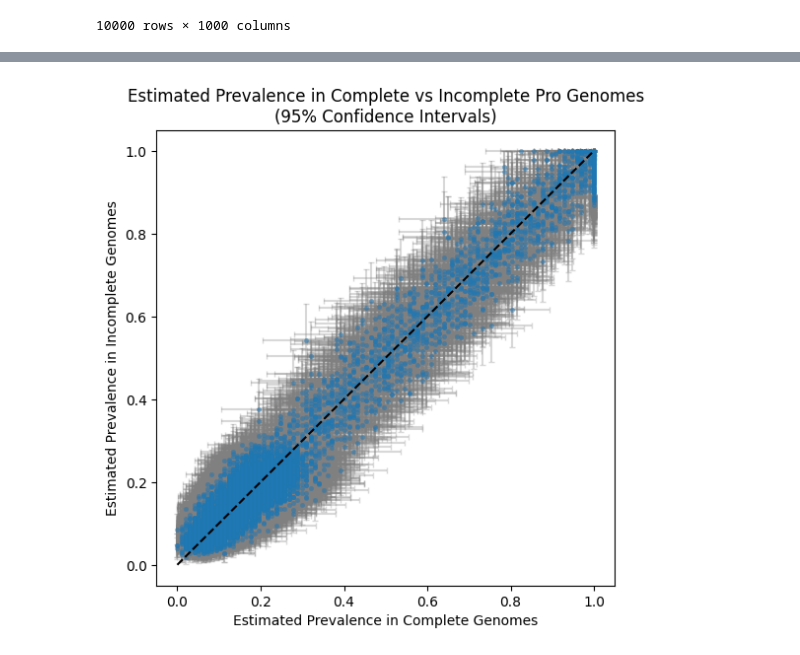
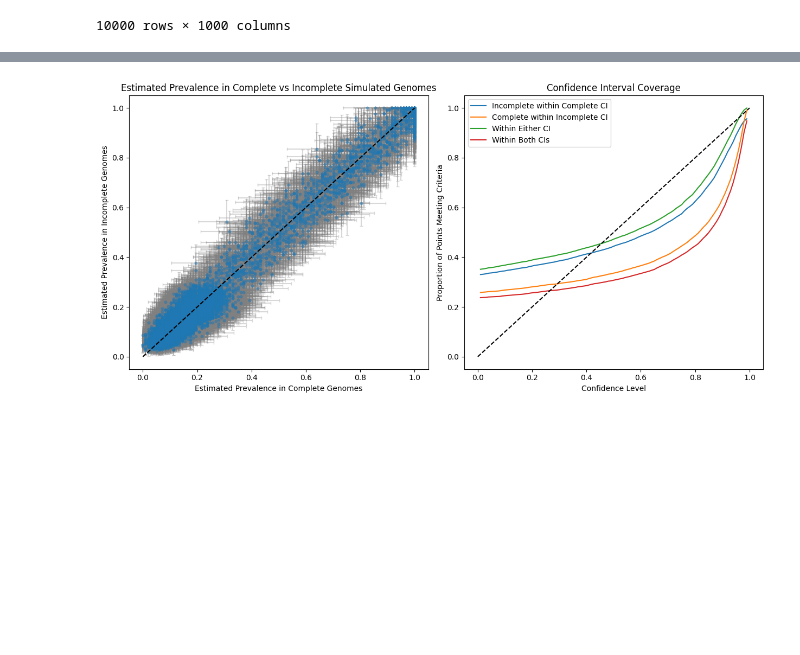
Before and after one commit to blasks/gene-prevalence, a Jupyter notebook: experiments/simulation-experiments.ipynb, the cells around one changed output, grey strips where cells are left out. Saved outputs shown, nothing was run; the diff lists cells and outputs as text; code cells hidden in the pictures; blank space fills up the shorter version.

```diff
--- a/experiments/simulation-experiments.ipynb
+++ b/experiments/simulation-experiments.ipynb
@@ -142,54 +325,83 @@ estimate_df
 # %%
-# plot the estimated prevalence in complete vs incomplete genomes
-# along with confidence intervals as error bars
+# plot results in two panels:
+#     (1) estimated prevalence in complete vs. incomplete genomes with confidence intervals
+#     (2) coverage of confidence intervals across significance levels
 
-# make figure
-plt.figure(figsize=(6, 6))
+fig, axes = plt.subplots(1, 2, figsize=(12.5, 6))
+
+# panel 1: estimated prevalence in complete vs. incomplete genomes with confidence intervals
 sns.scatterplot(
     data=estimate_df,
     x="pi_hat_complete",
     y="pi_hat_incomplete",
     # hue="mean_gene_copy",
     # style="mean_gene_copy",
-    s=10,
+    s=15,
     alpha=0.5,
     edgecolor=None,
-    zorder=2
+    zorder=2,
+    ax=axes[0]
 )
-
 # add error bars
-plt.errorbar(
+axes[0].errorbar(
     x=estimate_df["pi_hat_complete"],
     y=estimate_df["pi_hat_incomplete"],
     xerr=[estimate_df["pi_hat_complete"] - estimate_df["ci_lower_complete"],
           estimate_df["ci_upper_complete"] - estimate_df["pi_hat_complete"]],
     yerr=[estimate_df["pi_hat_incomplete"] - estimate_df["ci_lower_incomplete"],
           estimate_df["ci_upper_incomplete"] - estimate_df["pi_hat_incomplete"]],
     fmt="none",
     ecolor="gray",
     capsize=2,
     alpha=0.3,
     zorder=1,  # put error bars behind points
 )
+# add a dashed diagonal line for reference
+axes[0].plot([0, 1], [0, 1], "--", color="black", zorder=3)
+axes[0].set_xlim(-0.05, 1.05)
+axes[0].set_ylim(-0.05, 1.05)
+axes[0].set_title("Estimated Prevalence in Complete vs Incomplete Simulated Genomes")
+axes[0].set_xlabel("Estimated Prevalence in Complete Genomes")
+axes[0].set_ylabel("Estimated Prevalence in Incomplete Genomes")
 
-# add a dashed diagonal line for reference
-plt.plot([0, 1], [0, 1], "--", color="black", zorder=3)
+# panel 2: coverage of confidence intervals across significance levels
+sns.lineplot(
+    data=ci_results_df,
+    x="confidence_level",
+    y="pi_inc_within_ci_comp",
+    ax=axes[1],
+    label="Incomplete within Complete CI"
+)
+sns.lineplot(
+    data=ci_results_df,
+    x="confidence_level",
+    y="pi_comp_within_ci_inc",
+    ax=axes[1],
+    label="Complete within Incomplete CI"
+)
+sns.lineplot(
+    data=ci_results_df,
+    x="confidence_level",
+    y="within_either_ci",
+    ax=axes[1],
+    label="Within Either CI"
+)
+sns.lineplot(
+    data=ci_results_df,
+    x="confidence_level",
+    y="within_both_ci",
+    ax=axes[1],
+    label="Within Both CIs"
+)
+axes[1].plot([0, 1], [0, 1], color="black", linestyle="--")  # add y=x reference line
+axes[1].set_xlim(-0.05, 1.05)
+axes[1].set_ylim(-0.05, 1.05)
+axes[1].set_title("Confidence Interval Coverage")
+axes[1].set_xlabel("Confidence Level")
+axes[1].set_ylabel("Proportion of Points Meeting Criteria")
 
-# set range limits
-maximum = max(
-    estimate_df["pi_hat_complete"].max(),
-    estimate_df["pi_hat_incomplete"].max(),
-)
-plt.xlim(-0.05, maximum + 0.05)
-plt.ylim(-0.05, maximum + 0.05)
-
-# add labels and title
-plt.title(
-    "Estimated Prevalence in Complete vs Incomplete Pro Genomes\n"
-    f"({int((1-alpha)*100)}% Confidence Intervals)"
-)
-plt.xlabel("Estimated Prevalence in Complete Genomes")
-plt.ylabel("Estimated Prevalence in Incomplete Genomes")
+# show the plot
+plt.tight_layout()
 plt.show()
 # %% [output]
-[figure, old version]
+[figure, new version]
```
Also changed, not shown: parts of 7 cells of this notebook.
